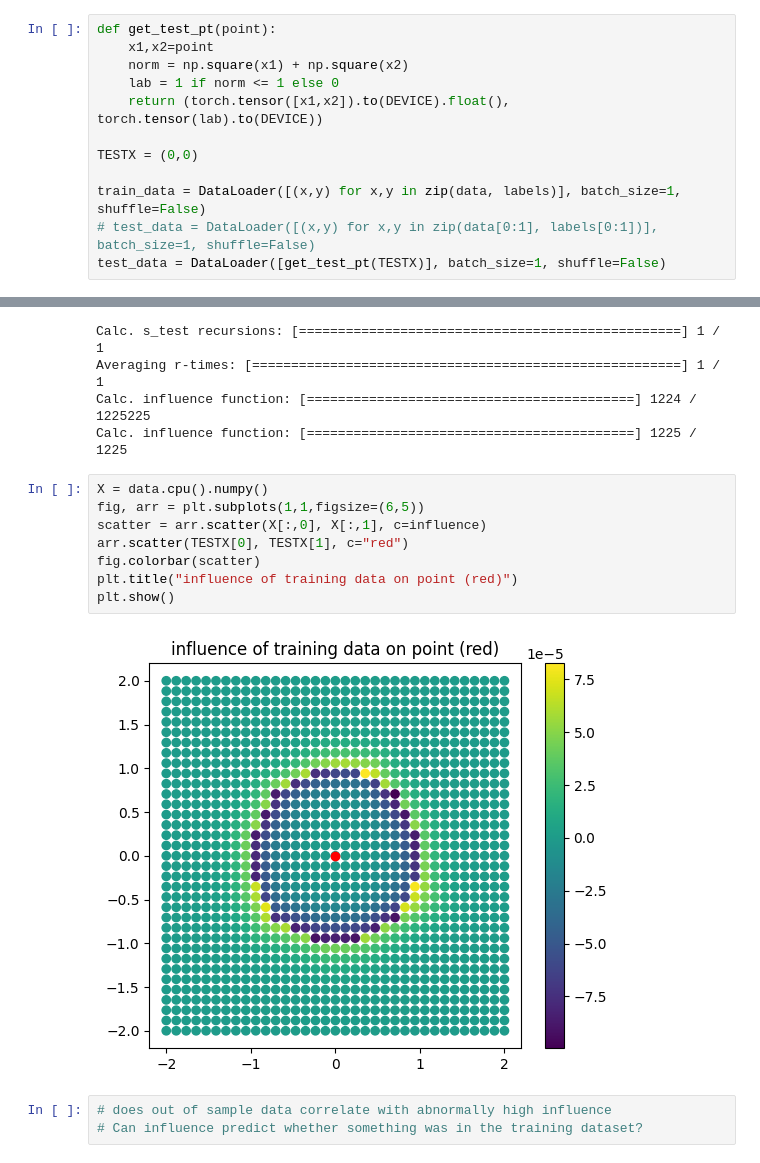
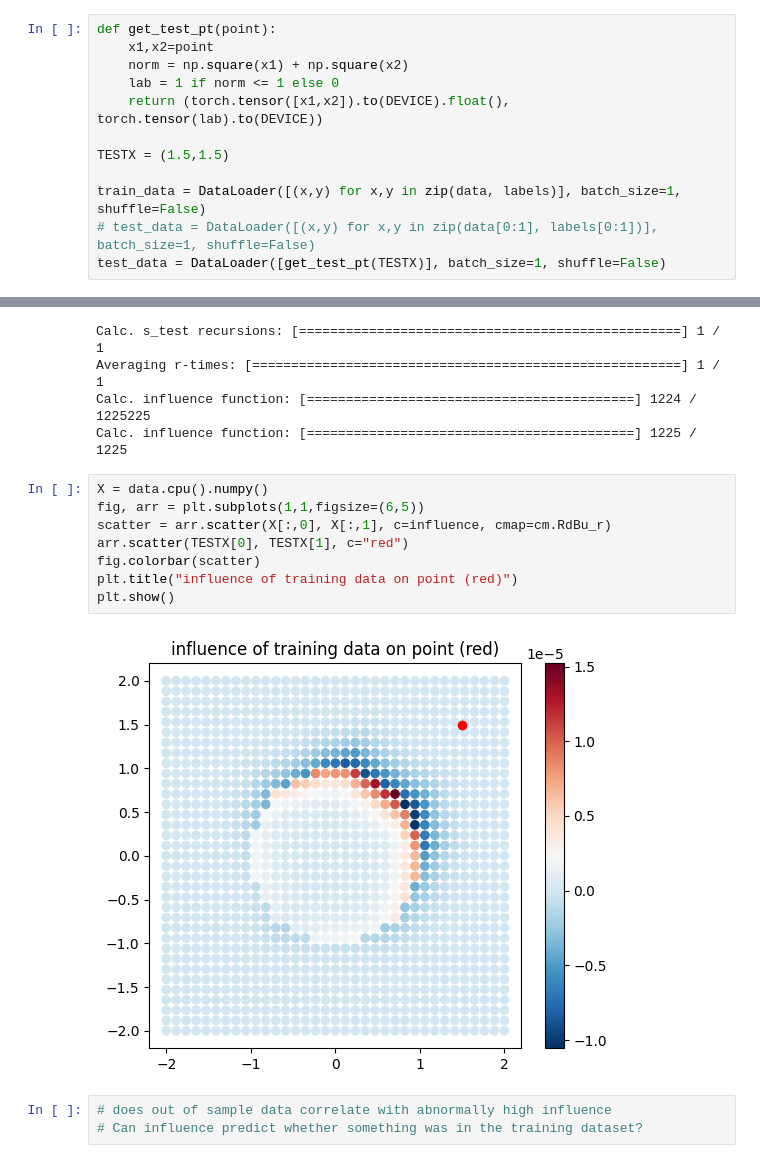
Before and after one commit to blab/sequence-vaes, a Jupyter notebook: ideas_exploration/influence_funcs.ipynb, the cells around one changed output, grey strips where cells are left out. Saved outputs shown, nothing was run; the diff lists cells and outputs as text.

```diff
--- a/ideas_exploration/influence_funcs.ipynb
+++ b/ideas_exploration/influence_funcs.ipynb
@@ -123,7 +124,7 @@ def get_test_pt(point):
     lab = 1 if norm <= 1 else 0
     return (torch.tensor([x1,x2]).to(DEVICE).float(), torch.tensor(lab).to(DEVICE))
 
-TESTX = (0,0)
+TESTX = (1.5,1.5)
 
 train_data = DataLoader([(x,y) for x,y in zip(data, labels)], batch_size=1, shuffle=False)
 # test_data = DataLoader([(x,y) for x,y in zip(data[0:1], labels[0:1])], batch_size=1, shuffle=False)
@@ -142,13 +143,13 @@ Calc. influence function: [==========================================] 1225 / 12
 # %%
 X = data.cpu().numpy()
 fig, arr = plt.subplots(1,1,figsize=(6,5))
-scatter = arr.scatter(X[:,0], X[:,1], c=influence)
+scatter = arr.scatter(X[:,0], X[:,1], c=influence, cmap=cm.RdBu_r)
 arr.scatter(TESTX[0], TESTX[1], c="red")
 fig.colorbar(scatter)
 plt.title("influence of training data on point (red)")
 plt.show()
 # %% [output]
-[figure, old version]
+[figure, new version]
 # %%
 # does out of sample data correlate with abnormally high influence
 # Can influence predict whether something was in the training dataset?
```
Also changed, not shown: parts of 2 cells of this notebook, 1 other file.
